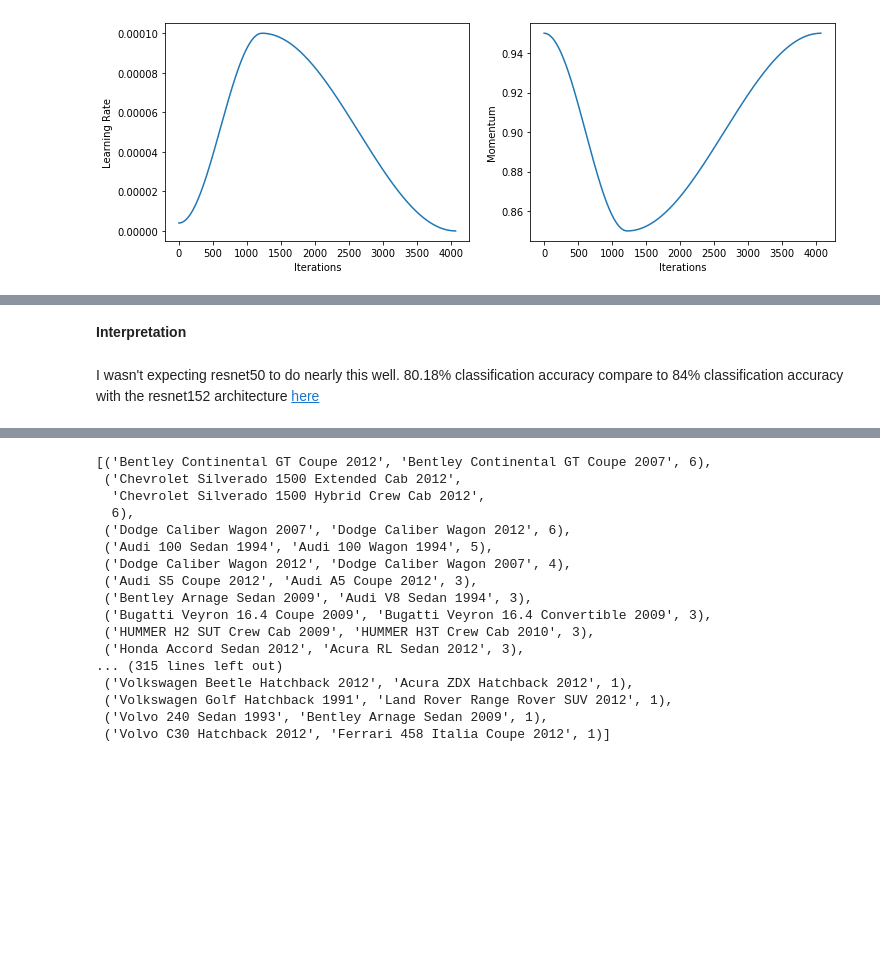
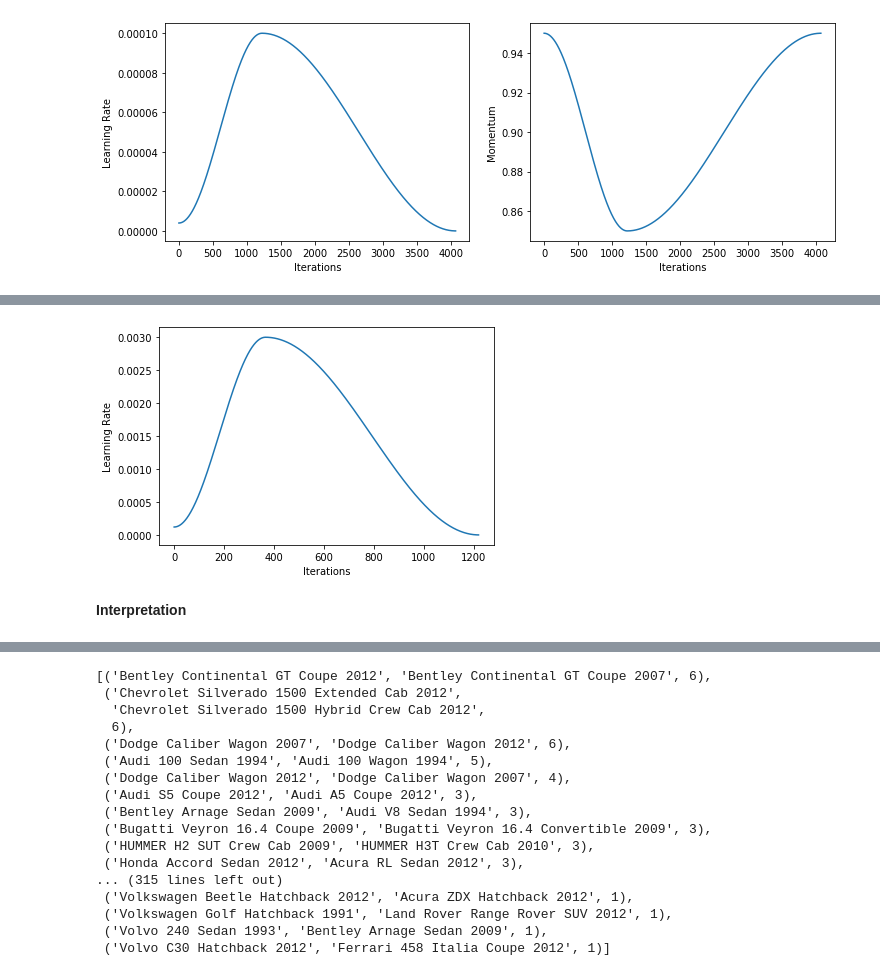
Before and after one commit to sablair/fastai-hw-notebooks, a Jupyter notebook: CARS-Pretty.ipynb, the cells around one changed output, grey strips where cells are left out. Cells and saved outputs as stored; diff of their text form; code cells hidden in the pictures; blank space fills up the shorter version.

```diff
--- a/CARS-Pretty.ipynb
+++ b/CARS-Pretty.ipynb
@@ -261,7 +270,9 @@ ValueError: Expected more than 1 value per channel when training, got input size
+# %%
+learn.recorder.plot_lr()
+# %% [output]
+[figure, added]
 # %% [markdown]
 **Interpretation**
-# %% [markdown]
-I wasn't expecting resnet50 to do nearly this well. 80.18% classification accuracy compare to 84% classification accuracy with the resnet152 architecture [here](https://github.com/morganmcg1/Projects/blob/master/stanford-cars/1_stanford_cars_basic.ipynb)
 # %%
 interp = ClassificationInterpretation.from_learner(learn)
 interp.plot_top_losses(4, figsize=(20,20))
```
Also changed, not shown: parts of 7 cells of this notebook.
